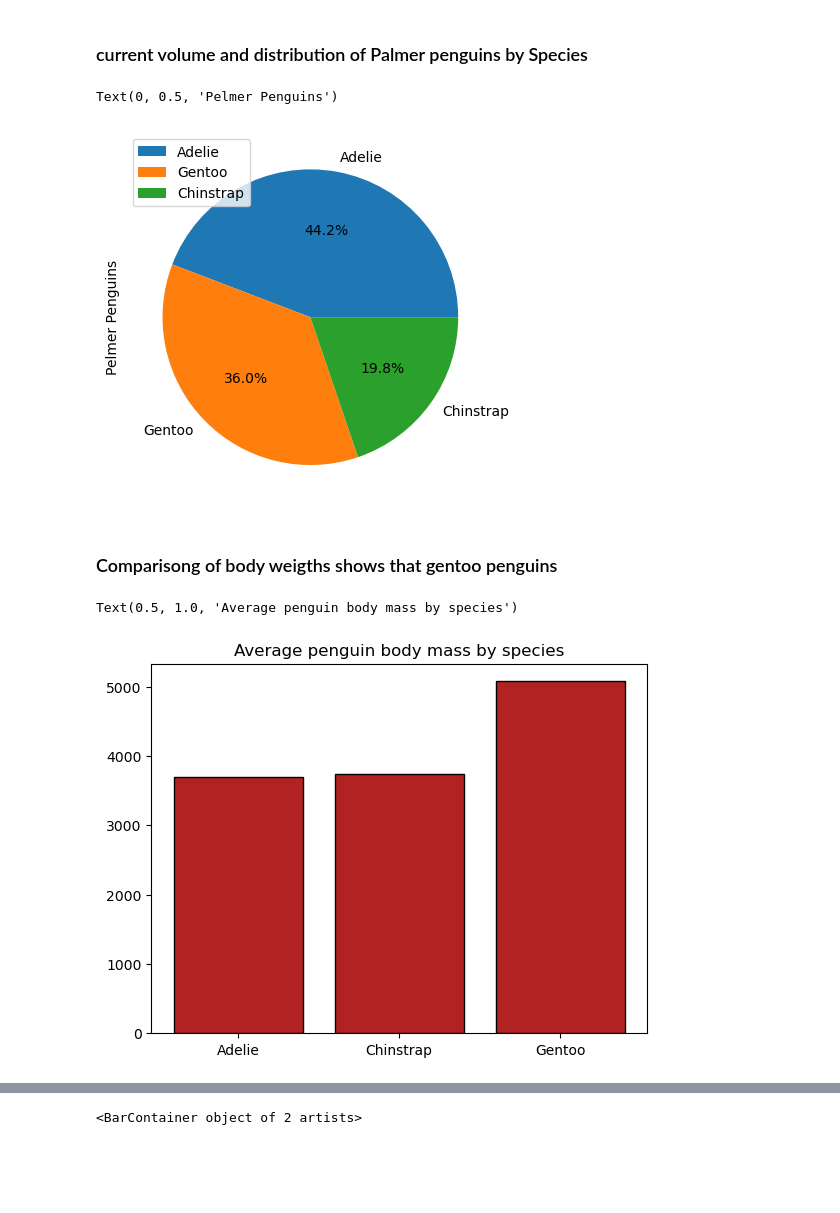
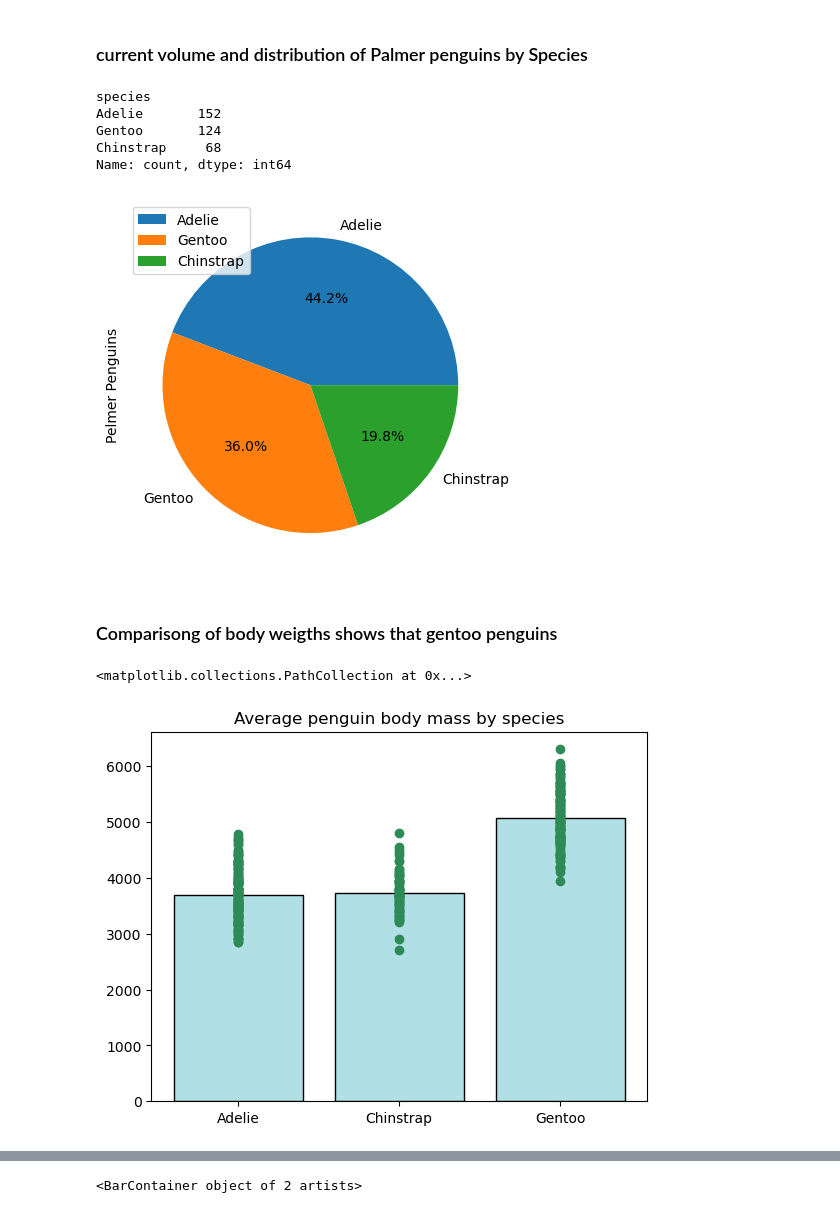
Before and after one commit to RobAstur/Principles-of-data-analytics-, a Jupyter notebook: penguins.ipynb, the cells around one changed output, grey strips where cells are left out. Cells and saved outputs as stored; diff of their text form; code cells hidden in the pictures; blank space fills up the shorter version.

```diff
--- a/penguins.ipynb
+++ b/penguins.ipynb
@@ -67,20 +113,32 @@ Text(0.5, 1.0, 'Number of penguins per specie')
 # %% [markdown]
 ### current volume and distribution of Palmer penguins by Species
 # %%
+# Adding Value count to species allow to convert species in numbers and thats allow the matplotlip to create the piechart
 
 df ["species"].value_counts().plot.pie(autopct='%1.1f%%')
 plt.legend(loc="upper left")
 plt.ylabel("Pelmer Penguins")
+
+# This function shows the total number of penguins per specie
+
+df ["species"].value_counts()
 # %% [output]
-Text(0, 0.5, 'Pelmer Penguins')
+species
+Adelie       152
+Gentoo       124
+Chinstrap     68
+Name: count, dtype: int64
 [figure]
 # %% [markdown]
 ### Comparisong of body weigths shows that gentoo penguins
 # %%
 penguins_grouped = df[['species', 'body_mass_g']].groupby('species').mean().reset_index()
 
-plt.bar(penguins_grouped['species'], penguins_grouped['body_mass_g'], color="firebrick",edgecolor="black")
+plt.bar(penguins_grouped['species'], penguins_grouped['body_mass_g'], color="powderblue",edgecolor="black")
 plt.title('Average penguin body mass by species')
+
+# Adding the scatter plot shows us the range of body mass of each of the species.
+plt.scatter(df ["species"], df[ "body_mass_g"], color = "seagreen")
 # %% [output]
-Text(0.5, 1.0, 'Average penguin body mass by species')
+<matplotlib.collections.PathCollection at 0x...>
-[figure, old version]
+[figure, new version]
```
Also changed, not shown: parts of 19 cells of this notebook.
